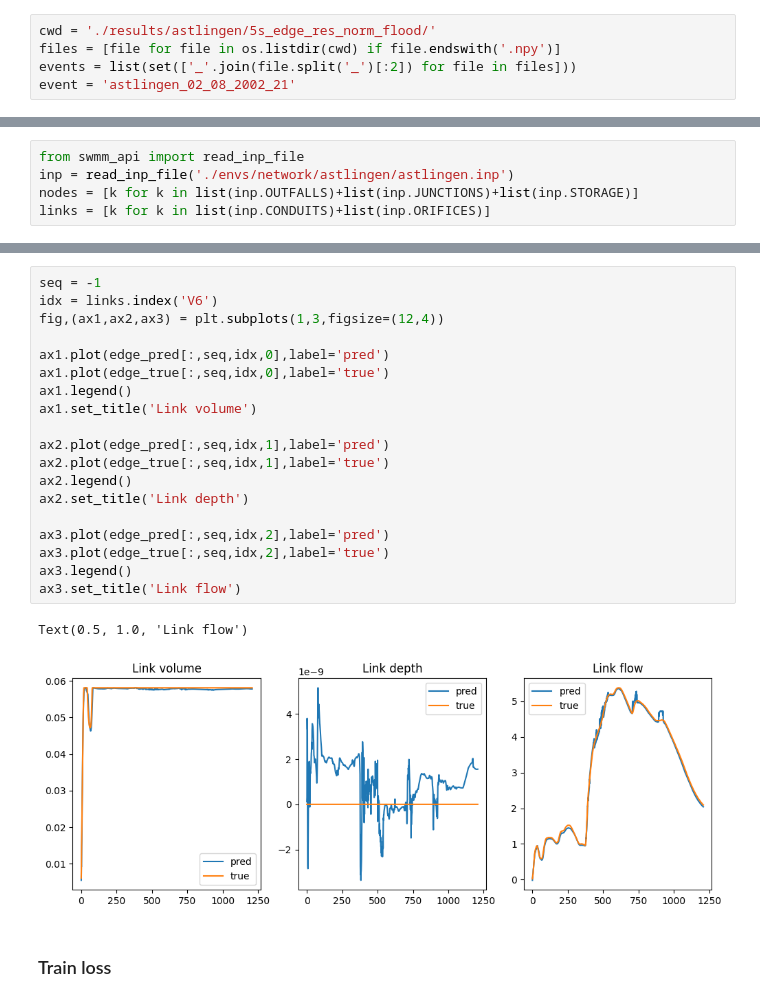
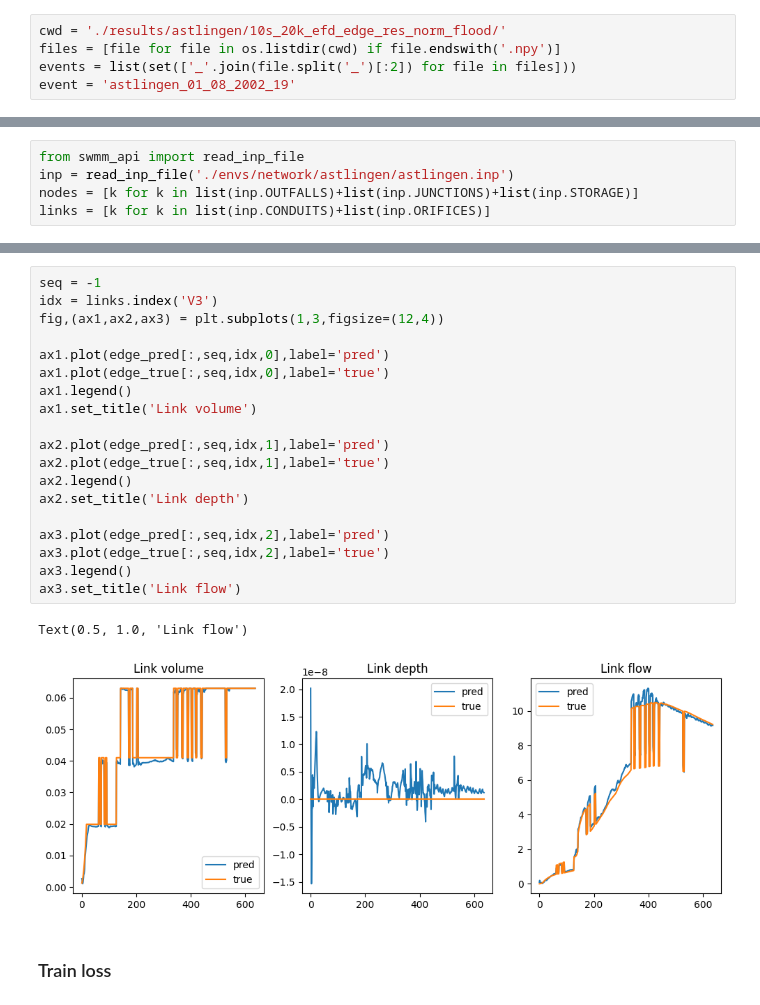
Before and after one commit to Zhiyu014/GNN-UDS, a Jupyter notebook: surrogate/test.ipynb, the cells around one changed output, grey strips where cells are left out. Cells and saved outputs as stored; diff of their text form.

```diff
--- a/surrogate/test.ipynb
+++ b/surrogate/test.ipynb
@@ -643,10 +643,10 @@ import numpy as np
 import os
 import matplotlib.pyplot as plt
 # %%
-cwd = './results/astlingen/5s_edge_res_norm_flood/'
+cwd = './results/astlingen/10s_20k_efd_edge_res_norm_flood/'
 files = [file for file in os.listdir(cwd) if file.endswith('.npy')]
 events = list(set(['_'.join(file.split('_')[:2]) for file in files]))
-event = 'astlingen_02_08_2002_21'
+event = 'astlingen_01_08_2002_19'
 # %% [markdown]
 ### Node
 # %%
@@ -782,25 +768,25 @@ Text(0.5, 1.0, 'Flooding')
 # %%
 seq = -1
-idx = links.index('V6')
+idx = links.index('V3')
 fig,(ax1,ax2,ax3) = plt.subplots(1,3,figsize=(12,4))
 
 ax1.plot(edge_pred[:,seq,idx,0],label='pred')
 ax1.plot(edge_true[:,seq,idx,0],label='true')
 ax1.legend()
 ax1.set_title('Link volume')
 
 ax2.plot(edge_pred[:,seq,idx,1],label='pred')
 ax2.plot(edge_true[:,seq,idx,1],label='true')
 ax2.legend()
 ax2.set_title('Link depth')
 
 ax3.plot(edge_pred[:,seq,idx,2],label='pred')
 ax3.plot(edge_true[:,seq,idx,2],label='true')
 ax3.legend()
 ax3.set_title('Link flow')
 # %% [output]
 Text(0.5, 1.0, 'Link flow')
-[figure, old version]
+[figure, new version]
 # %% [markdown]
 ### Train loss
 # %%
```
Also changed, not shown: parts of 10 cells of this notebook, 16 other files.
